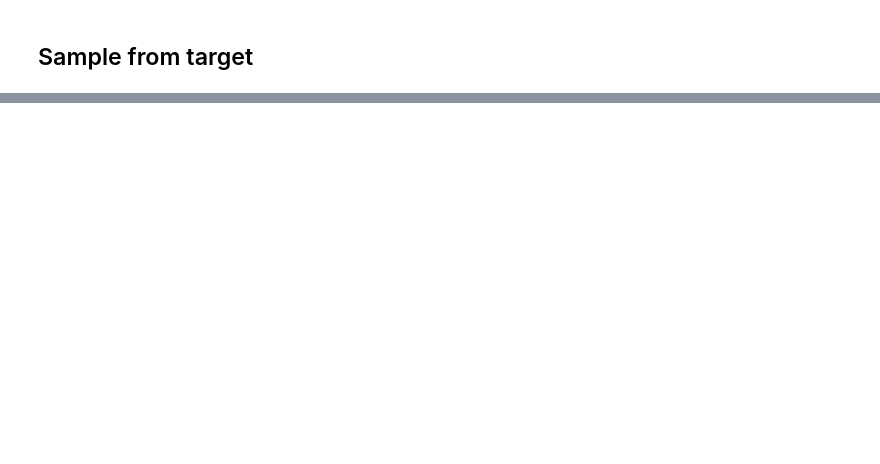
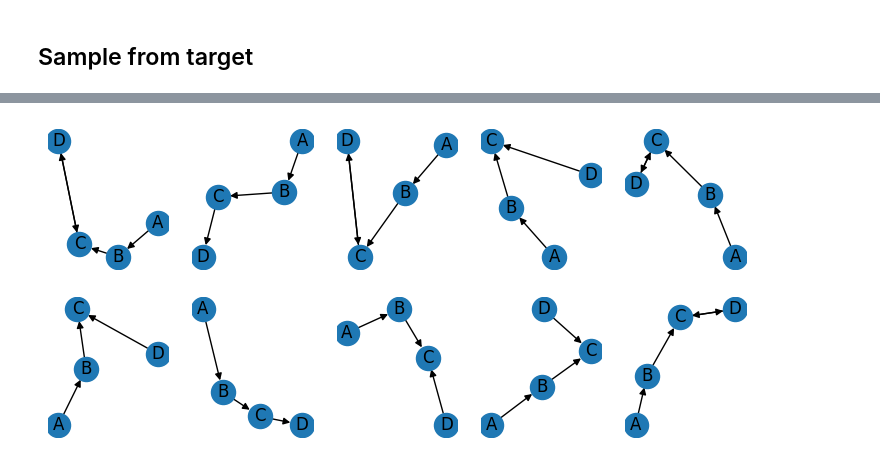
Before and after one commit to ML-FGV/agfn, a Jupyter notebook: example.ipynb, the cells around one changed output, grey strips where cells are left out. Saved outputs shown, nothing was run; the diff lists cells and outputs as text; code cells hidden in the pictures; blank space fills up the shorter version.

```diff
--- a/example.ipynb
+++ b/example.ipynb
@@ -98,0 +177,15 @@ for e, i in enumerate(indices):
+# %%
+gflownet.eval()
+graphs, _, log_rewards = sample_massive_batch(gflownet, create_env, num_batches=128)
+# %%
+expert_weights = fpost(
+    graphs.edge_marks, feedbacks, priors, queries, pi
+).mean(dim=1)
+# %%
+plt.figure(figsize=(9, 4))
+indices = torch.topk(expert_weights, k=10).indices
+for e, i in enumerate(indices):
+    plt.subplot(2, 5, e + 1)
+    graphs.draw(i, labels=node_labels)
+# %% [output]
+[figure, added]
```
Also changed, not shown: parts of 20 cells of this notebook, 2 other files.
